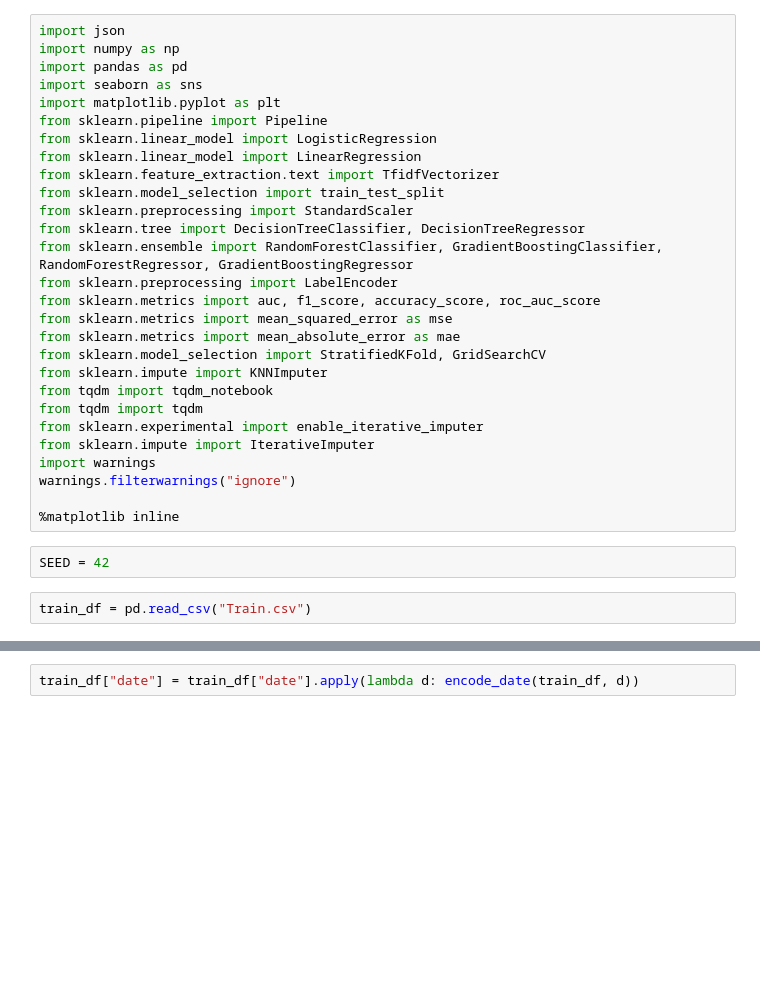
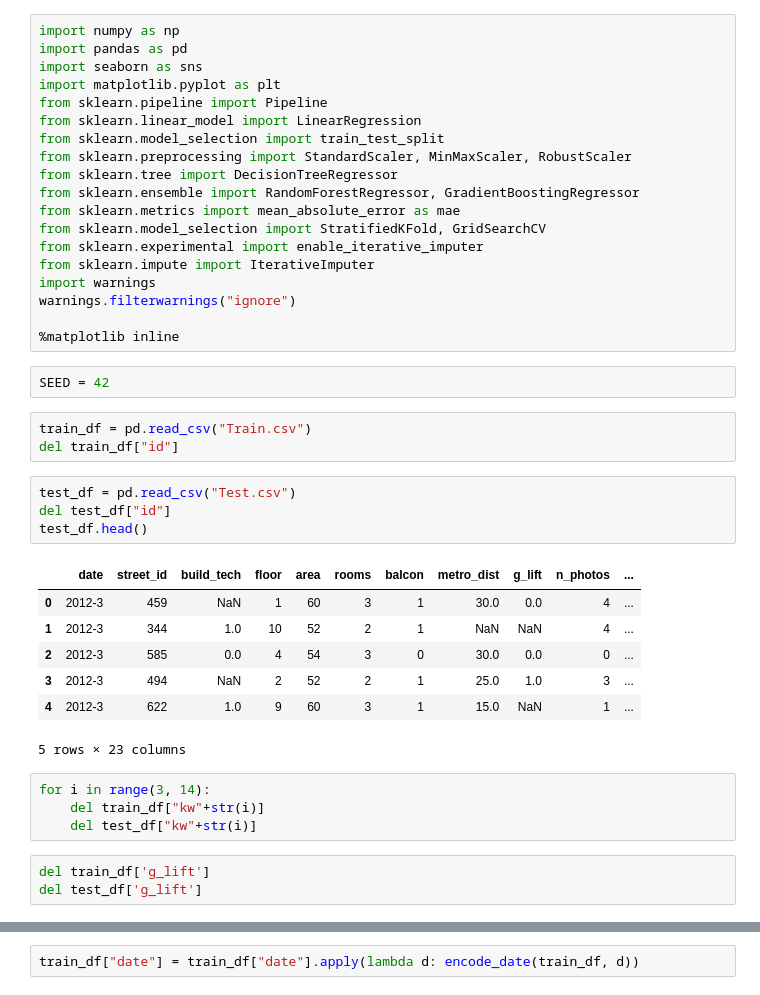
Before and after one commit to ladudin/HW-ClassicML, a Jupyter notebook: lecture07/hw5DONE.ipynb, the cells around one changed output, grey strips where cells are left out. Saved outputs shown, nothing was run; the diff lists cells and outputs as text; blank space fills up the shorter version.

```diff
--- a/lecture07/hw5DONE.ipynb
+++ b/lecture07/hw5DONE.ipynb
@@ -1,25 +1,16 @@
 # %%
-import json
 import numpy as np
 import pandas as pd
 import seaborn as sns
 import matplotlib.pyplot as plt
 from sklearn.pipeline import Pipeline
-from sklearn.linear_model import LogisticRegression
 from sklearn.linear_model import LinearRegression
-from sklearn.feature_extraction.text import TfidfVectorizer
 from sklearn.model_selection import train_test_split
-from sklearn.preprocessing import StandardScaler
-from sklearn.tree import DecisionTreeClassifier, DecisionTreeRegressor
-from sklearn.ensemble import RandomForestClassifier, GradientBoostingClassifier, RandomForestRegressor, GradientBoostingRegressor
-from sklearn.preprocessing import LabelEncoder
-from sklearn.metrics import auc, f1_score, accuracy_score, roc_auc_score
-from sklearn.metrics import mean_squared_error as mse
+from sklearn.preprocessing import StandardScaler, MinMaxScaler, RobustScaler
+from sklearn.tree import DecisionTreeRegressor
+from sklearn.ensemble import RandomForestRegressor, GradientBoostingRegressor
 from sklearn.metrics import mean_absolute_error as mae
 from sklearn.model_selection import StratifiedKFold, GridSearchCV
-from sklearn.impute import KNNImputer
-from tqdm import tqdm_notebook
-from tqdm import tqdm
 from sklearn.experimental import enable_iterative_imputer
 from sklearn.impute import IterativeImputer
 import warnings
@@ -30,3 +21,23 @@ warnings.filterwarnings("ignore")
 SEED = 42
 # %%
 train_df = pd.read_csv("Train.csv")
+del train_df["id"]
+# %%
+test_df = pd.read_csv("Test.csv")
+del test_df["id"]
+test_df.head()
+# %% [output]
+|  | date | street_id | build_tech | floor | area | rooms | balcon | metro_dist | g_lift | n_photos | ... |
+| 0 | 2012-3 | 459 | NaN | 1 | 60 | 3 | 1 | 30.0 | 0.0 | 4 | ... |
+| 1 | 2012-3 | 344 | 1.0 | 10 | 52 | 2 | 1 | NaN | NaN | 4 | ... |
+| 2 | 2012-3 | 585 | 0.0 | 4 | 54 | 3 | 0 | 30.0 | 0.0 | 0 | ... |
+| 3 | 2012-3 | 494 | NaN | 2 | 52 | 2 | 1 | 25.0 | 1.0 | 3 | ... |
+| 4 | 2012-3 | 622 | 1.0 | 9 | 60 | 3 | 1 | 15.0 | NaN | 1 | ... |
+5 rows × 23 columns
+# %%
+for i in range(3, 14):
+    del train_df["kw"+str(i)]
+    del test_df["kw"+str(i)]
+# %%
+del train_df['g_lift']
+del test_df['g_lift']
```
Also changed, not shown: parts of 60 cells of this notebook, 9 other files.
